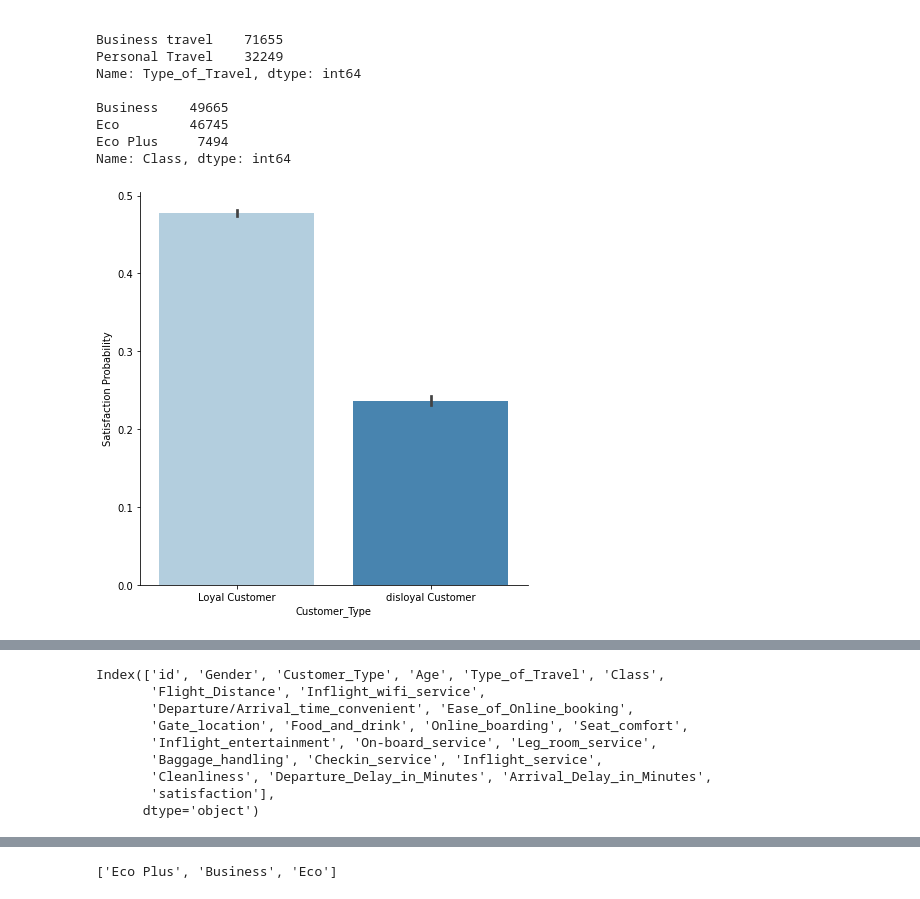
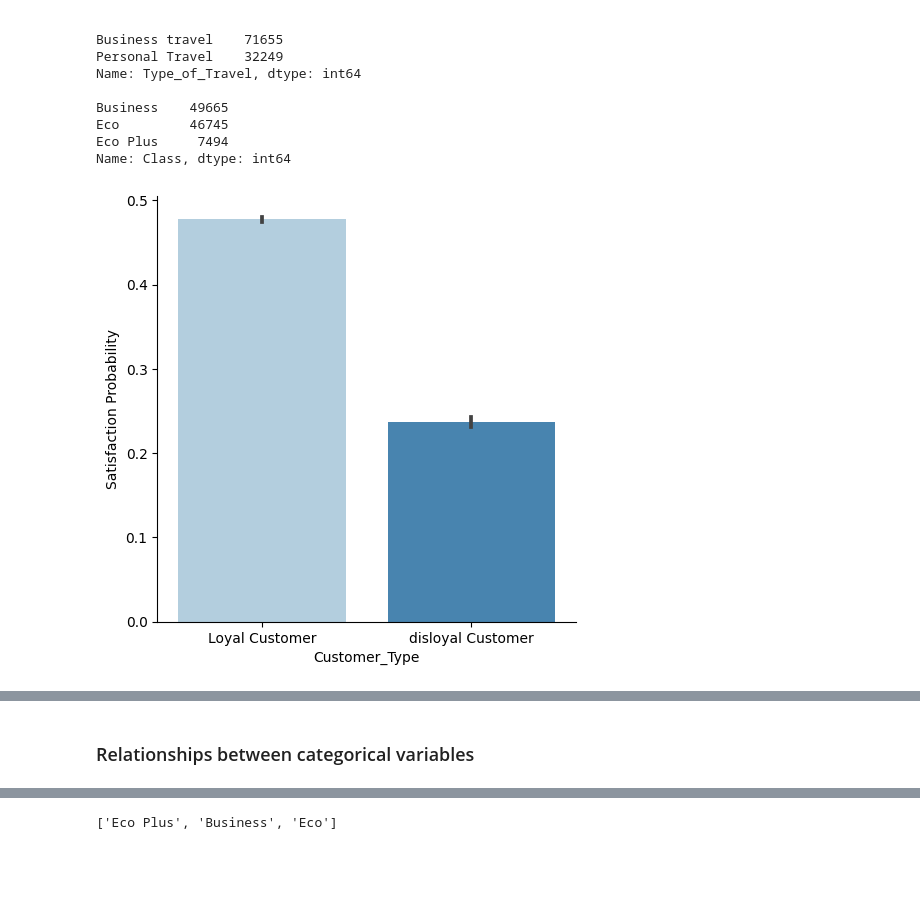
Before and after one commit to shanshanlao/Airline-Passenger-Satisfaction-Prediction, a Jupyter notebook: Code/Airline_data_Basic EDA.ipynb, the cells around one changed output, grey strips where cells are left out. Cells and saved outputs as stored; diff of their text form; code cells hidden in the pictures; blank space fills up the shorter version.

```diff
--- a/Code/Airline_data_Basic EDA.ipynb
+++ b/Code/Airline_data_Basic EDA.ipynb
@@ -9,7 +19,10 @@ import math as math
 # %%
 #df=pd.read_csv("/content/drive/MyDrive/Colab Notebooks/train.csv")
+# df = pd.read_csv("/Users/dreama.wmy/Documents/McGill/INSY_695_ML/final_project/Train.csv")
+
+url = 'https://raw.githubusercontent.com/McGill-MMA-EnterpriseAnalytics/Airline-Passenger-Satisfaction-Prediction/main/Data/train.csv'
 pd.set_option('display.max_columns', None) # Show all the columns
-df = pd.read_csv("/Users/dreama.wmy/Documents/McGill/INSY_695_ML/final_project/Train.csv")
+df = pd.read_csv(url, index_col=0)
 # %%
 df.head(5)
 # %% [output]
@@ -31,5 +46,3 @@ Index(['Unnamed: 0', 'id', 'Gender', 'Customer Type', 'Age', 'Type of Travel',
        'Cleanliness', 'Departure Delay in Minutes', 'Arrival Delay in Minutes',
        'satisfaction'],
       dtype='object')
-# %%
-df = df.loc[:, ~df.columns.str.contains('^Unnamed')]
@@ -172,10 +274,11 @@ Eco Plus     7494
 Name: Class, dtype: int64
 # %%
 import seaborn as sns
-g=sns.factorplot(x="Customer_Type",y="satisfaction",data=df,kind="bar",size=6,palette = "Blues")
+#g=sns.factorplot(x="Customer_Type",y="satisfaction",data=df,kind="bar",size=6,palette = "Blues")
+g=sns.catplot(x="Customer_Type",y="satisfaction",data=df,kind="bar",palette = "Blues")
 g.set_ylabels("Satisfaction Probability")
 plt.show()
 # %% [output]
-[figure, old version]
+[figure, new version]
 # %%
 with sns.axes_style('white'):
@@ -195,18 +298,8 @@ with sns.axes_style('white'):
     g.set_ylabels('Flight_Distance vs Passenger Satisfaction')
 # %% [output]
 [figure]
-# %%
-df.columns
-# %% [output]
-Index(['id', 'Gender', 'Customer_Type', 'Age', 'Type_of_Travel', 'Class',
-       'Flight_Distance', 'Inflight_wifi_service',
-       'Departure/Arrival_time_convenient', 'Ease_of_Online_booking',
-       'Gate_location', 'Food_and_drink', 'Online_boarding', 'Seat_comfort',
-       'Inflight_entertainment', 'On-board_service', 'Leg_room_service',
-       'Baggage_handling', 'Checkin_service', 'Inflight_service',
-       'Cleanliness', 'Departure_Delay_in_Minutes', 'Arrival_Delay_in_Minutes',
-       'satisfaction'],
-      dtype='object')
+# %% [markdown]
+### Relationships between categorical variables
 # %%
 f, ax = plt.subplots(1, 2, figsize = (15,5))
 sns.boxplot(x = "Customer_Type", y = "Age", palette = "Blues", data = df, ax = ax[0])
```
Also changed, not shown: parts of 75 cells of this notebook.
